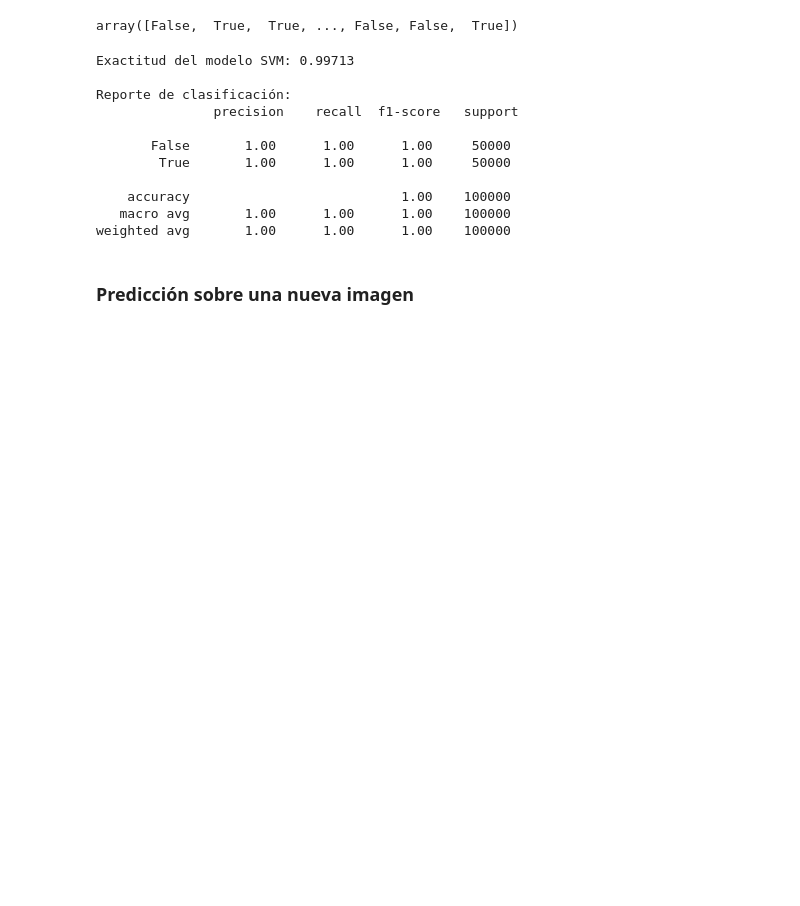
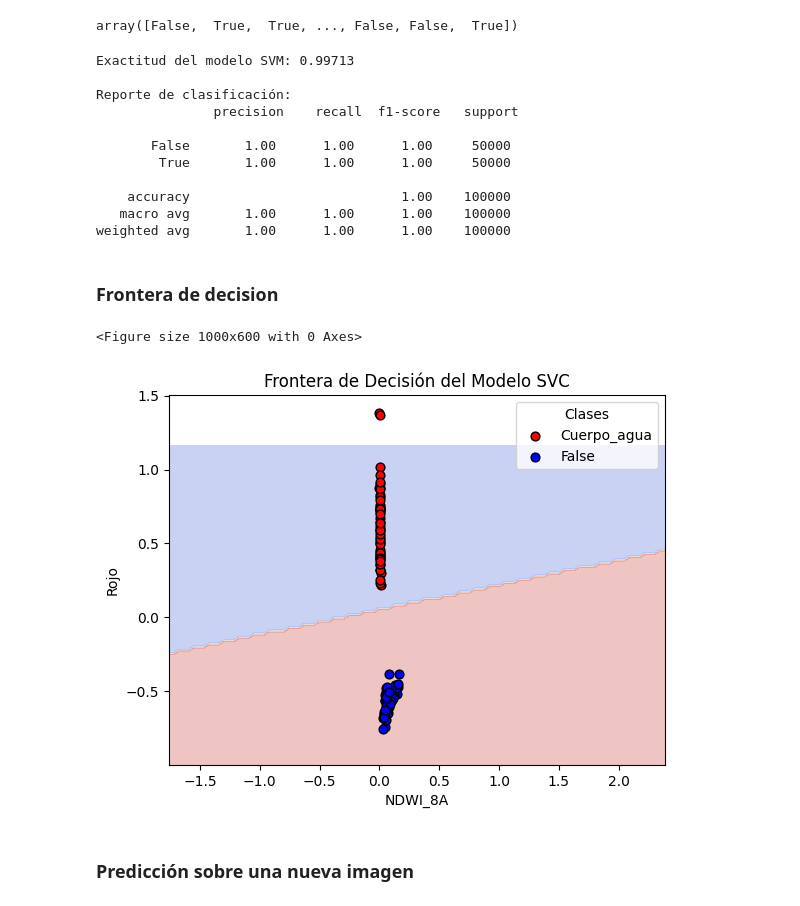
Before and after one commit to jdavidortega/Geographic_Data_Science_with_Python, a Jupyter notebook: sentinel2_classification.ipynb, the cells around one changed output. Saved outputs shown, nothing was run; the diff lists cells and outputs as text; code cells hidden in the pictures; blank space fills up the shorter version.

Commit message:
Se grafica frontera de decision para SVC

```diff
--- a/sentinel2_classification.ipynb
+++ b/sentinel2_classification.ipynb
@@ -358,3 +358,5 @@ Reporte de clasificación:
     accuracy                           1.00    100000
    macro avg       1.00      1.00      1.00    100000
 weighted avg       1.00      1.00      1.00    100000
+# %% [markdown]
+### Frontera de decision
@@ -361,3 +365,26 @@ weighted avg       1.00      1.00      1.00    100000
+# %%
+sample_indices = np.random.choice(X_train.index, 100, replace=False)
+X_sample = X_train.loc[sample_indices, ['NDWI_8A', 'rojo']]
+y_sample = y_train.loc[sample_indices]
+# %%
+# Usar DecisionBoundaryDisplay para graficar la frontera de decisión
+plt.figure(figsize=(10, 6))
+DecisionBoundaryDisplay.from_estimator(svm_model, X_sample, response_method="predict", cmap='coolwarm', alpha=0.3)
+
+# Graficar los puntos de datos
+# Graficar los puntos de datos de cada clase con etiquetas
+plt.scatter(X_sample[y_sample == True]['rojo'], X_sample[y_sample == True]['NDWI_8A'],
+            color='red', edgecolor='k', s=40, label='Cuerpo_agua')
+plt.scatter(X_sample[y_sample == False]['rojo'], X_sample[y_sample == False]['NDWI_8A'],
+            color='blue', edgecolor='k', s=40, label='False')
+plt.xlabel('NDWI_8A')
+plt.ylabel('Rojo')
+plt.title('Frontera de Decisión del Modelo SVC')
+plt.legend(title="Clases", loc="upper right")
+plt.show()
+# %% [output]
+<Figure size 1000x600 with 0 Axes>
+[figure, added]
 # %% [markdown]
 ### Predicción sobre una nueva imagen
 # %%
```
Also changed, not shown: parts of 1 cell of this notebook.
